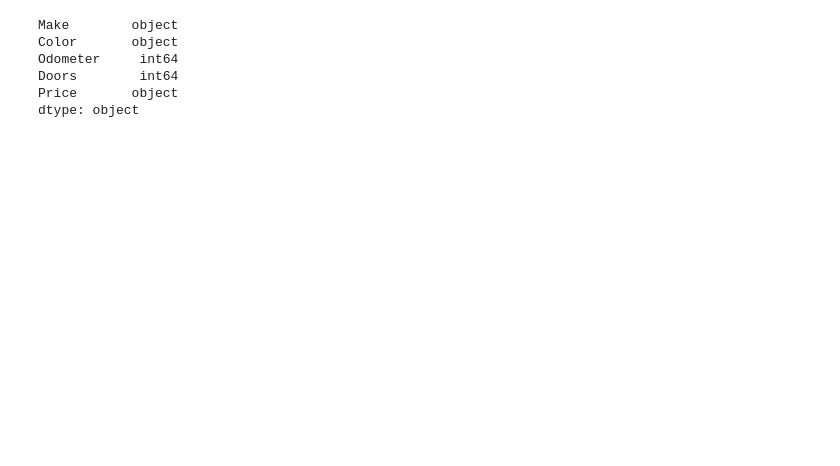
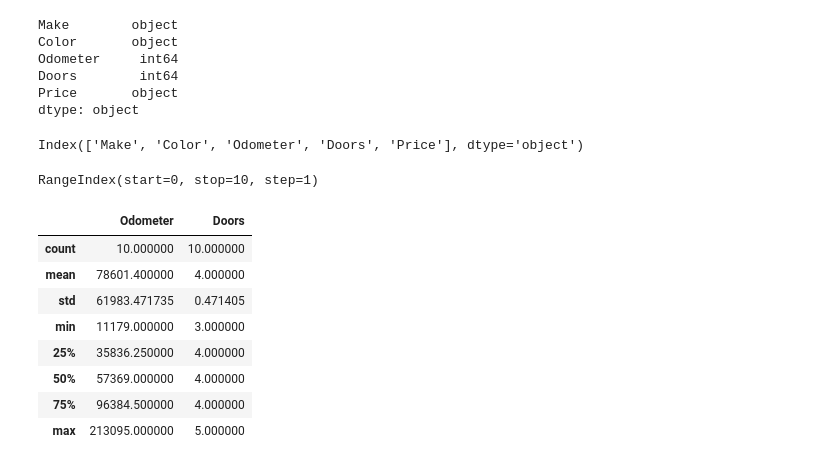
Before and after one commit to swanny0000/ZTM-TensorFlow, a Jupyter notebook: appendix-pandas/intro2pandas.ipynb, the cells around one changed output. Saved outputs shown, nothing was run; the diff lists cells and outputs as text; code cells hidden in the pictures; blank space fills up the shorter version.

```diff
--- a/appendix-pandas/intro2pandas.ipynb
+++ b/appendix-pandas/intro2pandas.ipynb
@@ -48,3 +60,24 @@ Odometer     int64
 Doors        int64
 Price       object
 dtype: object
+# %%
+car_columns = car_sales.columns
+car_sales.columns
+# %% [output]
+Index(['Make', 'Color', 'Odometer', 'Doors', 'Price'], dtype='object')
+# %%
+car_sales.index #holds information about the rows in a dataframe
+# %% [output]
+RangeIndex(start=0, stop=10, step=1)
+# %%
+car_sales.describe() #gives statistical info about columns, but notice price isn't included!
+# %% [output]
+|  | Odometer | Doors |
+| count | 10.000000 | 10.000000 |
+| mean | 78601.400000 | 4.000000 |
+| std | 61983.471735 | 0.471405 |
+| min | 11179.000000 | 3.000000 |
+| 25% | 35836.250000 | 4.000000 |
+| 50% | 57369.000000 | 4.000000 |
+| 75% | 96384.500000 | 4.000000 |
+| max | 213095.000000 | 5.000000 |
```
Also changed, not shown: parts of 16 cells of this notebook.
